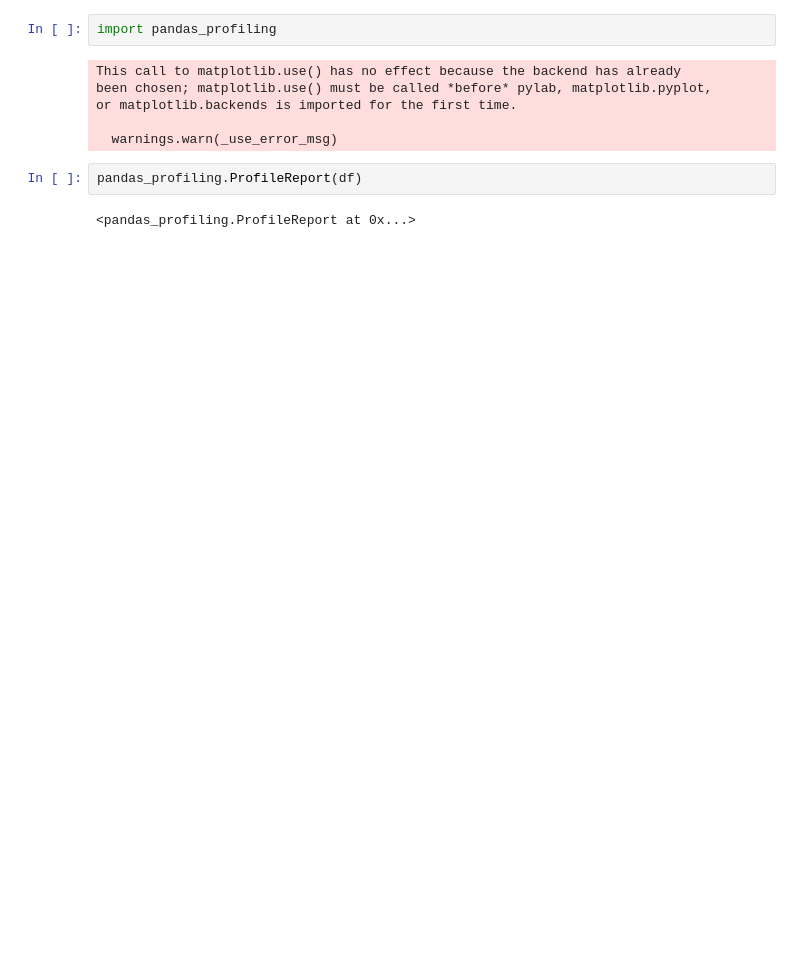
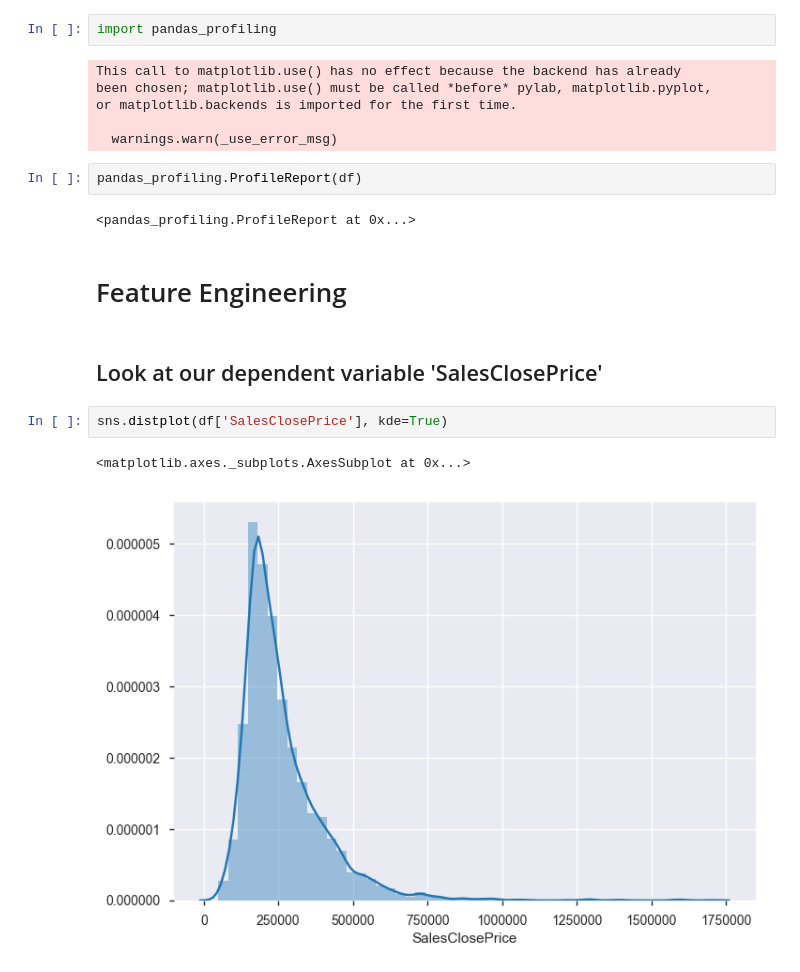
Before and after one commit to charleshugo/RealEstateProject, a Jupyter notebook: excercise-1-data-wrangling-explorable-data-analysis-eda.ipynb, the cells around one changed output. Saved outputs shown, nothing was run; the diff lists cells and outputs as text; blank space fills up the shorter version.

```diff
--- a/excercise-1-data-wrangling-explorable-data-analysis-eda.ipynb
+++ b/excercise-1-data-wrangling-explorable-data-analysis-eda.ipynb
@@ -65,3 +65,12 @@ or matplotlib.backends is imported for the first time.
 pandas_profiling.ProfileReport(df)
 # %% [output]
 <pandas_profiling.ProfileReport at 0x...>
+# %% [markdown]
+# Feature Engineering
+# %% [markdown]
+## Look at our dependent variable 'SalesClosePrice'
+# %%
+sns.distplot(df['SalesClosePrice'], kde=True)
+# %% [output]
+<matplotlib.axes._subplots.AxesSubplot at 0x...>
+[figure, added]
```
Also changed, not shown: parts of 2 cells of this notebook.
